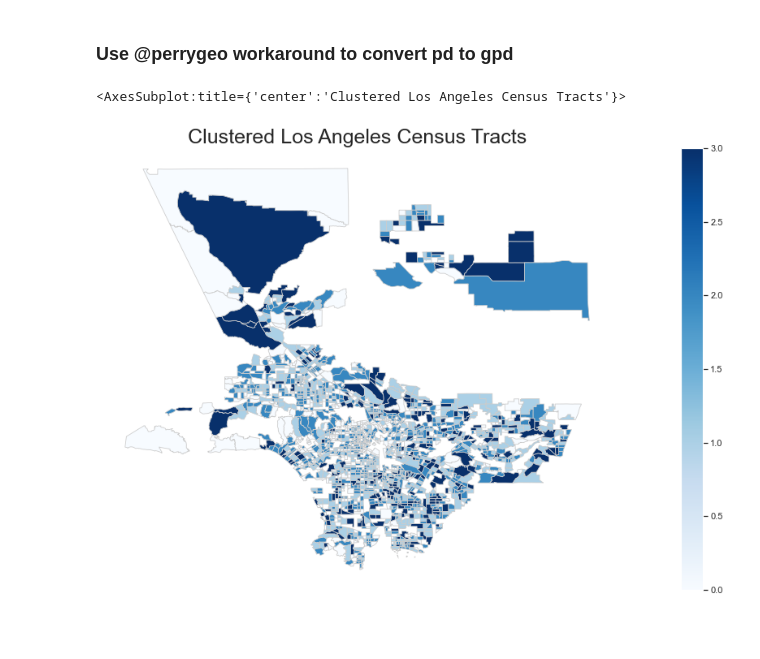
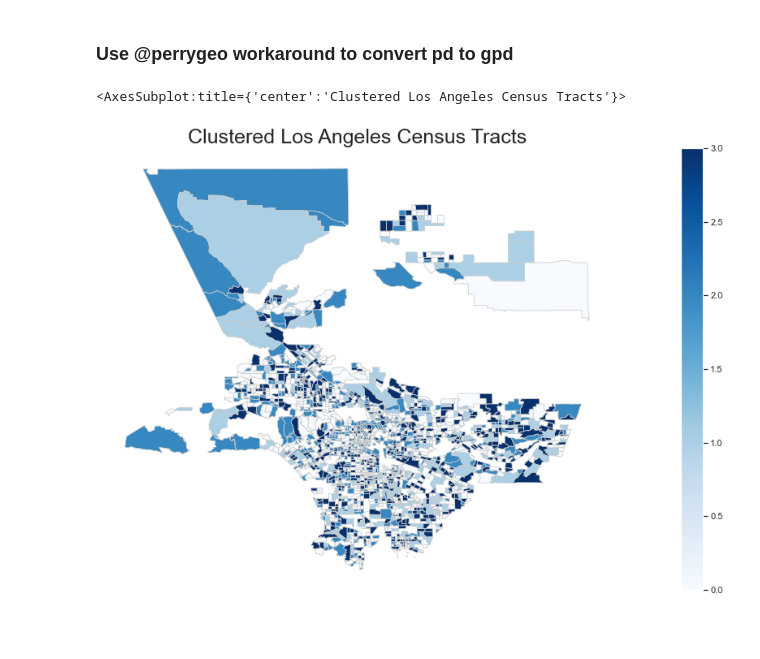
Before and after one commit to janderson5417/earthgrids_v2, a Jupyter notebook: k-means_clustering.ipynb, the cells around one changed output. Saved outputs shown, nothing was run; the diff lists cells and outputs as text; code cells hidden in the pictures.

```diff
--- a/k-means_clustering.ipynb
+++ b/k-means_clustering.ipynb
@@ -265,0 +445,4 @@ sns.relplot(x='vul', y='tree_mean', size = 'pop2010', sizes=(1, 100), alpha = 0.
+# %%
+results1 = merge1[['GEOID', 'tree_mean', 'land_majority', 'impv_mean', 'dem_mean', 'vul', 'pop2010', 'cluster', 'geometry_x']]
+results1 = results1.rename(columns = {'geometry_x': 'geometry'})
+results1
@@ -265,0 +463,4 @@ sns.relplot(x='vul', y='tree_mean', size = 'pop2010', sizes=(1, 100), alpha = 0.
+# %%
+results1 = GeoDataFrame(results1)
+# %%
+results1['geometry'] = results1['geometry'].apply(wkt.loads)
@@ -349,37 +512,37 @@ sns.relplot(x='vul', y='land_majority', hue = 'cluster', data=vul_cl)
 # %% [markdown]
 ### Use @perrygeo workaround to convert pd to gpd
 # %%
-choro.__class__ = gpd.GeoDataFrame
-choro.crs = {}
-choro.set_geometry('geometry')
-choro.to_file('data/out/choro.geojson', driver="GeoJSON")
+results1.__class__ = gpd.GeoDataFrame
+results1.crs = {}
+results1.set_geometry('geometry')
+results1.to_file('data/out/results1.geojson', driver="GeoJSON")
 # %%
 # set the value column that will be visualised
 variable = 'cluster'
 
 # set the range for the choropleth values
 vmin, vmax = 0, 3
 
 # create figure and axes for Matplotlib
 fig, ax = plt.subplots(1, figsize=(30, 10))
 
 # remove the axis
 ax.axis('off')
 
 # add a title and annotation
 ax.set_title('Clustered Los Angeles Census Tracts', fontdict={'fontsize': '25', 'fontweight' : '3'})
 ax.annotate('Data Sources: MRLC.gov and https://healthyplacesindex.org/', xy=(0.6, .05), xycoords='figure fraction', fontsize=12, color='#555555')
 
 # Create colorbar legend
 sm = plt.cm.ScalarMappable(cmap='Blues', norm=plt.Normalize(vmin=vmin, vmax=vmax))
 
 # empty array for the data range
 sm.set_array([]) # or alternatively sm._A = []. Not sure why this step is necessary, but many recommends it
 
 # add the colorbar to the figure
 fig.colorbar(sm)
 # create map
-choro.plot(column=variable, cmap='Blues', linewidth=0.8, ax=ax, edgecolor='0.8')
+results1.plot(column=variable, cmap='Blues', linewidth=0.8, ax=ax, edgecolor='0.8')
 # %% [output]
 <AxesSubplot:title={'center':'Clustered Los Angeles Census Tracts'}>
-[figure, old version]
+[figure, new version]
```
Also changed, not shown: parts of 73 cells of this notebook, 2 other files.
